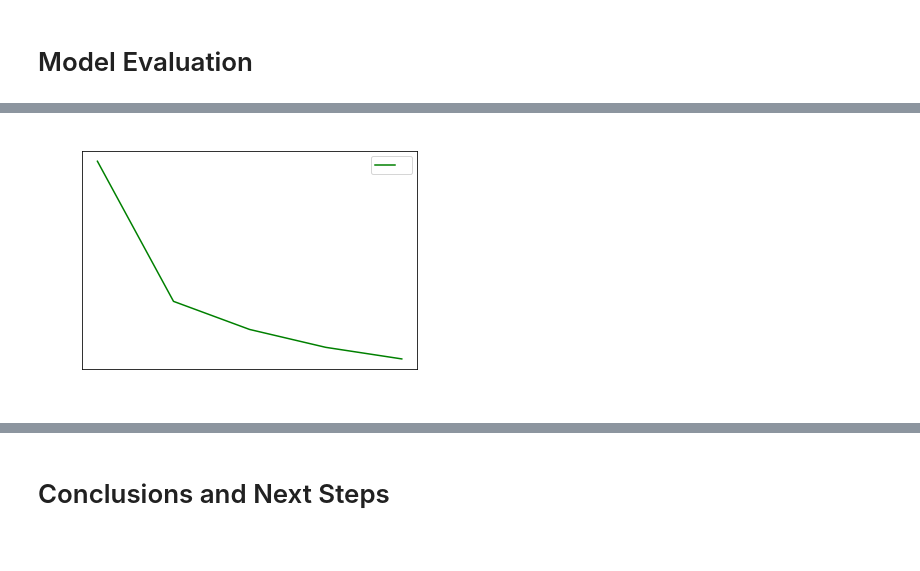
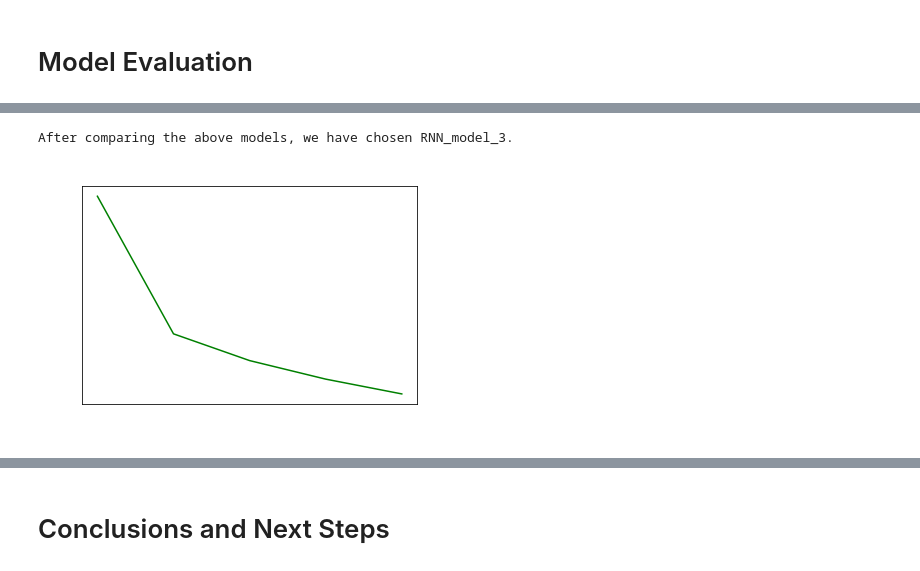
Before and after one commit to sabinabains/dsc-phase-4-project, a Jupyter notebook: dsc-phase-4-project 8.1.22.ipynb, the cells around one changed output, grey strips where cells are left out. Drawn from its saved outputs; the diff is of its cells as text; code cells hidden in the pictures.

```diff
--- a/dsc-phase-4-project 8.1.22.ipynb
+++ b/dsc-phase-4-project 8.1.22.ipynb
@@ -488,14 +495,14 @@ Epoch 5/5
 # %%
-# Running next Recurrent Neural Network rnn_model_3
+# Running second Recurrent Neural Network rnn_model_3
 rnn_model_3 = Sequential()
 
 rnn_model_3.add(Embedding(len(total_vocabulary), 140))
-rnn_model_3.add(LSTM(25, kernel_regularizer=regularizers.l2(0.005), return_sequences=True))
+rnn_model_3.add(LSTM(25, return_sequences=True))
 rnn_model_3.add(GlobalMaxPool1D())
-rnn_model_3.add(Dropout(0.5)) # randomly ignoring half of the neurons from the layer to prevent overfitting
-rnn_model_3.add(Dense(50, kernel_regularizer=regularizers.l2(0.005), activation='relu'))
+rnn_model_3.add(Dropout(0.5)) # randomly ignoring half of the neurons for the upcoming layer to prevent overfitting
+rnn_model_3.add(Dense(50, activation='relu'))
 rnn_model_3.add(Dropout(0.5))
-rnn_model_3.add(Dense(50, kernel_regularizer=regularizers.l2(0.005), activation='relu'))
+rnn_model_3.add(Dense(50, activation='relu'))
 rnn_model_3.add(Dropout(0.5))
 rnn_model_3.add(Dense(6, activation='softmax'))
 # %%
@@ -640,17 +642,22 @@ Epoch 5/5
+# %%
+print('''
+After comparing the above models, we have chosen RNN_model_3.
+''')
+# %% [output]
+After comparing the above models, we have chosen RNN_model_3.
 # %%
 # Plot the loss vs the number of epoch
-history_dict = history.history
+history_dict = history_rnn_3.history
 loss_values = history_dict['loss']
 
 epochs = range(1, len(loss_values) + 1)
 plt.plot(epochs, loss_values, 'g', label='Training loss')
 
 plt.title('Training loss for RNN Model 5')
 plt.xlabel('Epochs')
 plt.ylabel('Loss')
-plt.legend('Loss')
 plt.show()
 # %% [output]
-[figure, old version]
+[figure, new version]
 # %%
 # Now that we have our final trained model, we will use the X_test to predict our y_pred values, since this data has no data leakage.
```
Also changed, not shown: parts of 36 cells of this notebook, 3 other files.
